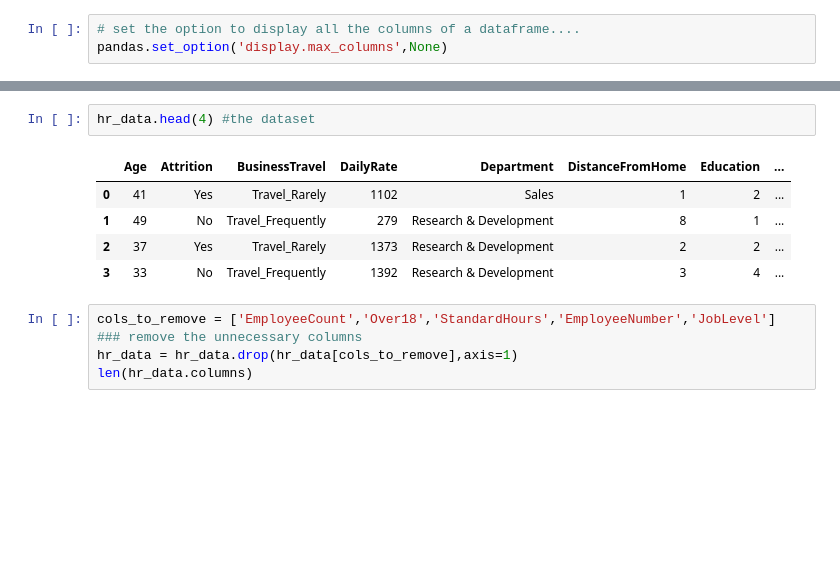
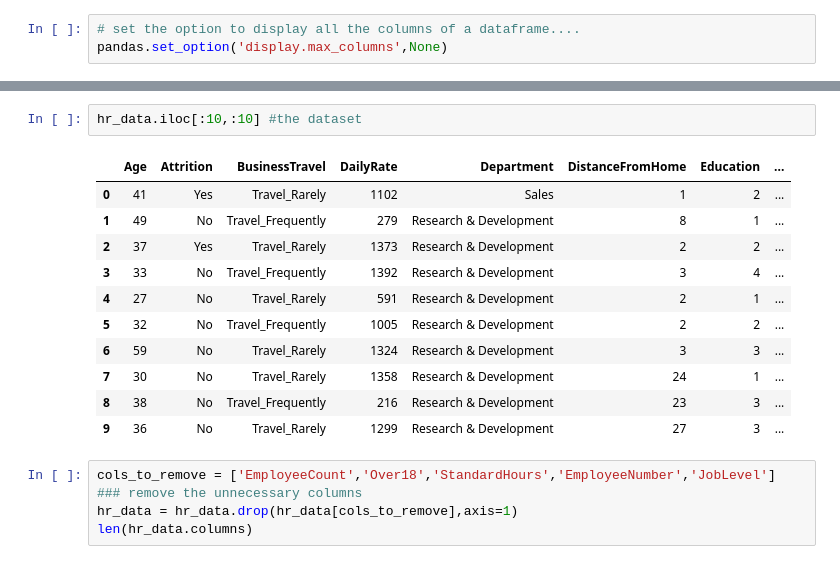
Before and after one commit to suhasinipallai/HR_Attrition_Performance, a Jupyter notebook: Final_Analysis_Modeling.ipynb, the cells around one changed output, grey strips where cells are left out. Drawn from its saved outputs; the diff is of its cells as text; blank space fills up the shorter version.

```diff
--- a/Final_Analysis_Modeling.ipynb
+++ b/Final_Analysis_Modeling.ipynb
@@ -56,11 +68,17 @@ pandas.set_option('display.max_columns',None)
 # %%
-hr_data.head(4) #the dataset
+hr_data.iloc[:10,:10] #the dataset
 # %% [output]
 |  | Age | Attrition | BusinessTravel | DailyRate | Department | DistanceFromHome | Education | ... |
 | 0 | 41 | Yes | Travel_Rarely | 1102 | Sales | 1 | 2 | ... |
 | 1 | 49 | No | Travel_Frequently | 279 | Research & Development | 8 | 1 | ... |
 | 2 | 37 | Yes | Travel_Rarely | 1373 | Research & Development | 2 | 2 | ... |
 | 3 | 33 | No | Travel_Frequently | 1392 | Research & Development | 3 | 4 | ... |
+| 4 | 27 | No | Travel_Rarely | 591 | Research & Development | 2 | 1 | ... |
+| 5 | 32 | No | Travel_Frequently | 1005 | Research & Development | 2 | 2 | ... |
+| 6 | 59 | No | Travel_Rarely | 1324 | Research & Development | 3 | 3 | ... |
+| 7 | 30 | No | Travel_Rarely | 1358 | Research & Development | 24 | 1 | ... |
+| 8 | 38 | No | Travel_Frequently | 216 | Research & Development | 23 | 3 | ... |
+| 9 | 36 | No | Travel_Rarely | 1299 | Research & Development | 27 | 3 | ... |
 # %%
 cols_to_remove = ['EmployeeCount','Over18','StandardHours','EmployeeNumber','JobLevel'] ### remove the unnecessary columns
 hr_data = hr_data.drop(hr_data[cols_to_remove],axis=1)
```
Also changed, not shown: parts of 19 cells of this notebook.
